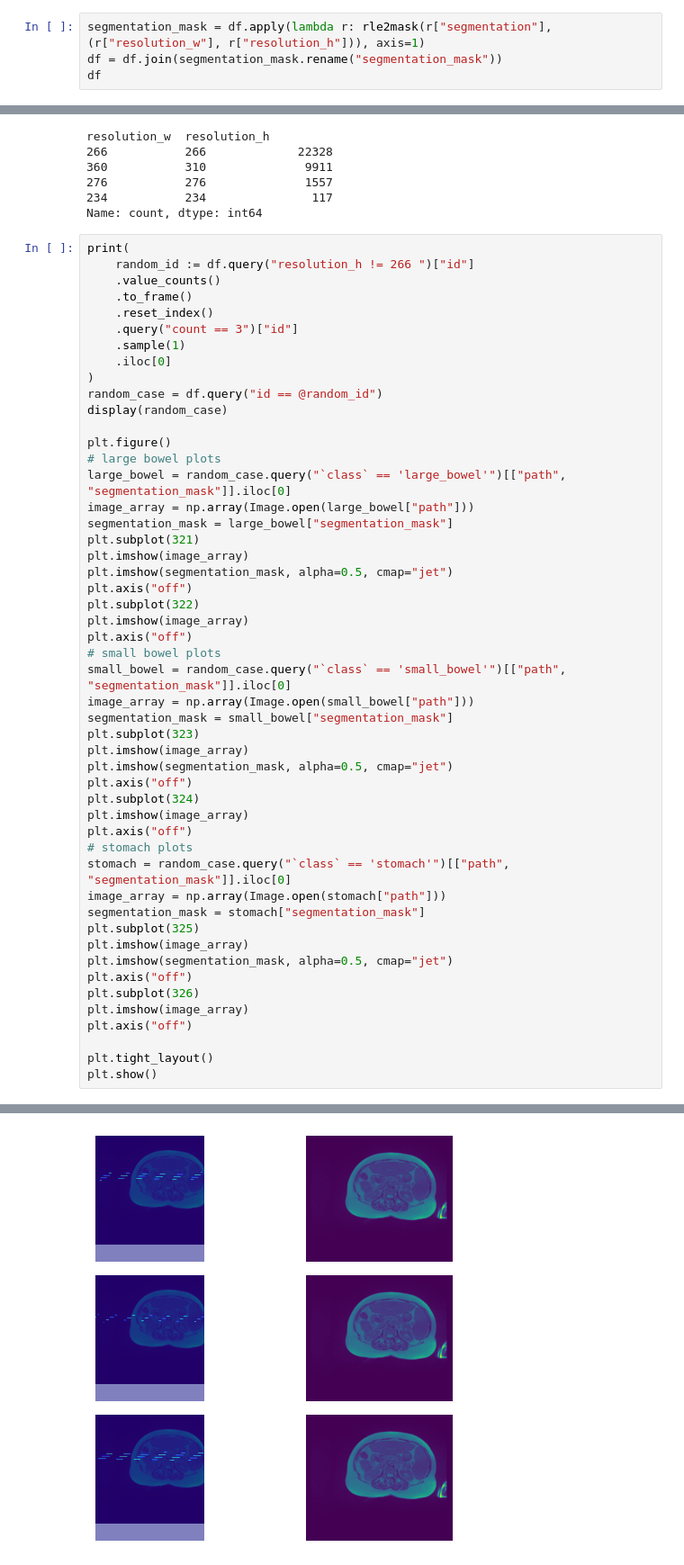
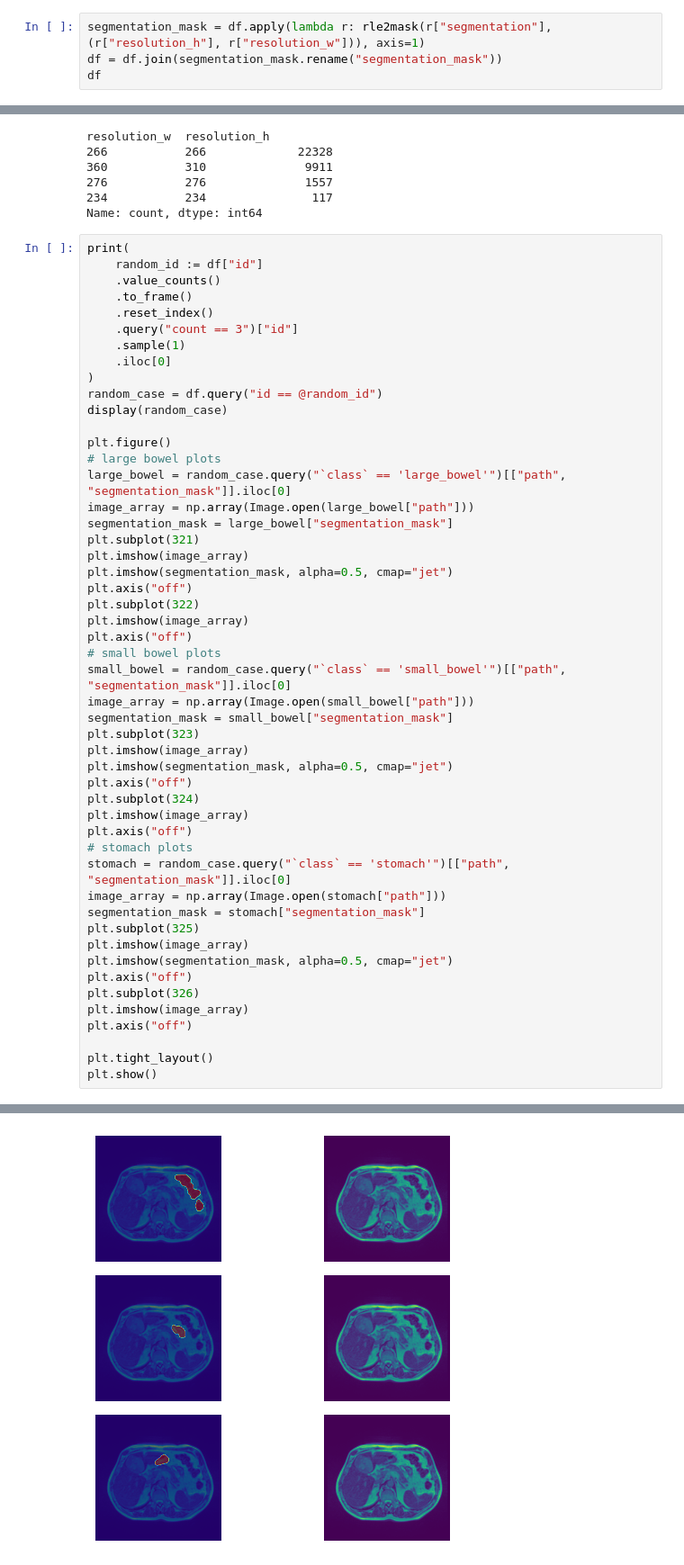
Before and after one commit to LorenzoBoccalon/random-shoot, a Jupyter notebook: u-net-image-segmentation.ipynb, the cells around one changed output, grey strips where cells are left out. Shown: that part at 90% size. Cells and saved outputs as stored; diff of their text form.

```diff
--- a/u-net-image-segmentation.ipynb
+++ b/u-net-image-segmentation.ipynb
@@ -138,7 +138,7 @@ def rle2mask(mask_rle: str, shape: tuple[int, int] = (266, 266)):
         img[lo:hi] = 1
     return img.reshape(shape)
 # %%
-segmentation_mask = df.apply(lambda r: rle2mask(r["segmentation"], (r["resolution_w"], r["resolution_h"])), axis=1)
+segmentation_mask = df.apply(lambda r: rle2mask(r["segmentation"], (r["resolution_h"], r["resolution_w"])), axis=1)
 df = df.join(segmentation_mask.rename("segmentation_mask"))
 df
 # %% [output]
@@ -167,7 +167,7 @@ resolution_w  resolution_h
 Name: count, dtype: int64
 # %%
 print(
-    random_id := df.query("resolution_h != 266 ")["id"]
+    random_id := df["id"]
     .value_counts()
     .to_frame()
     .reset_index()
@@ -224 +224 @@ case102_day0_slice_0091
-[figure, old version]
+[figure, new version]
```
Also changed, not shown: parts of 13 cells of this notebook, 1 other file.
